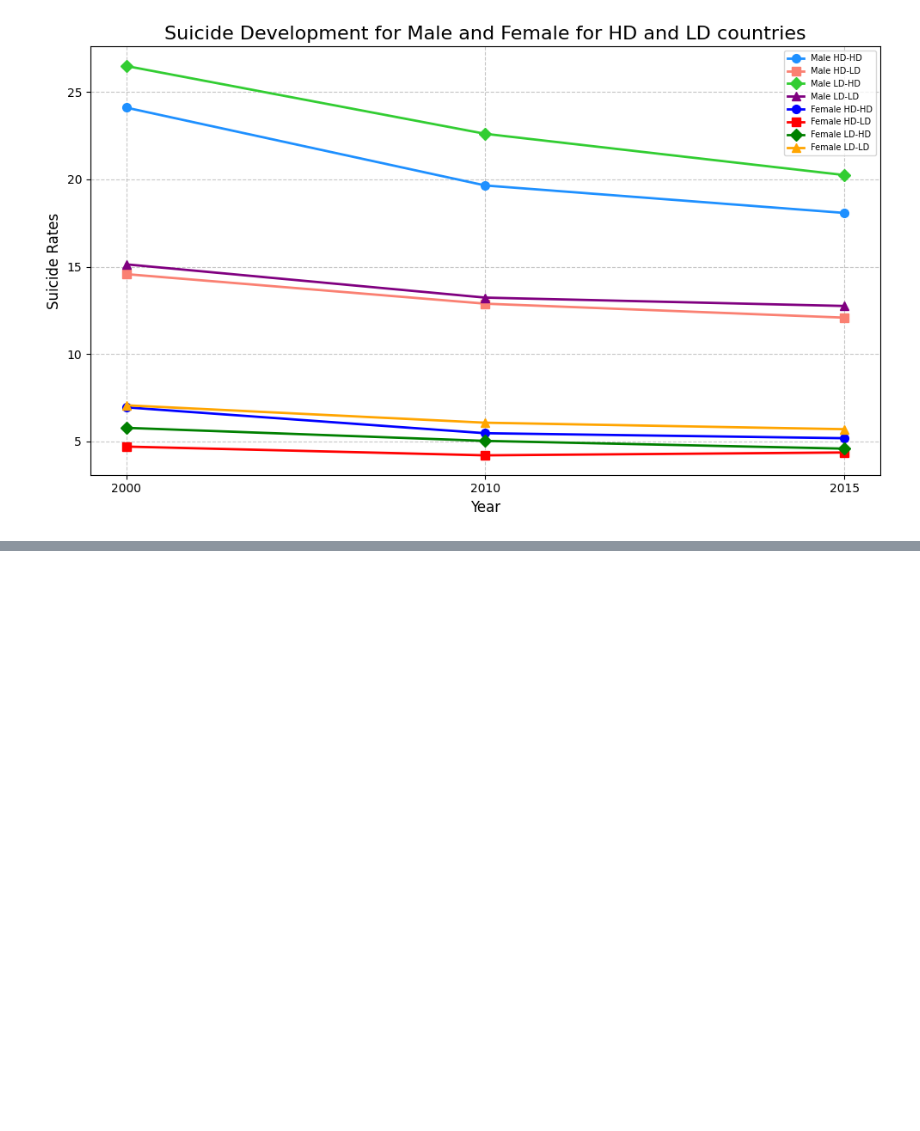
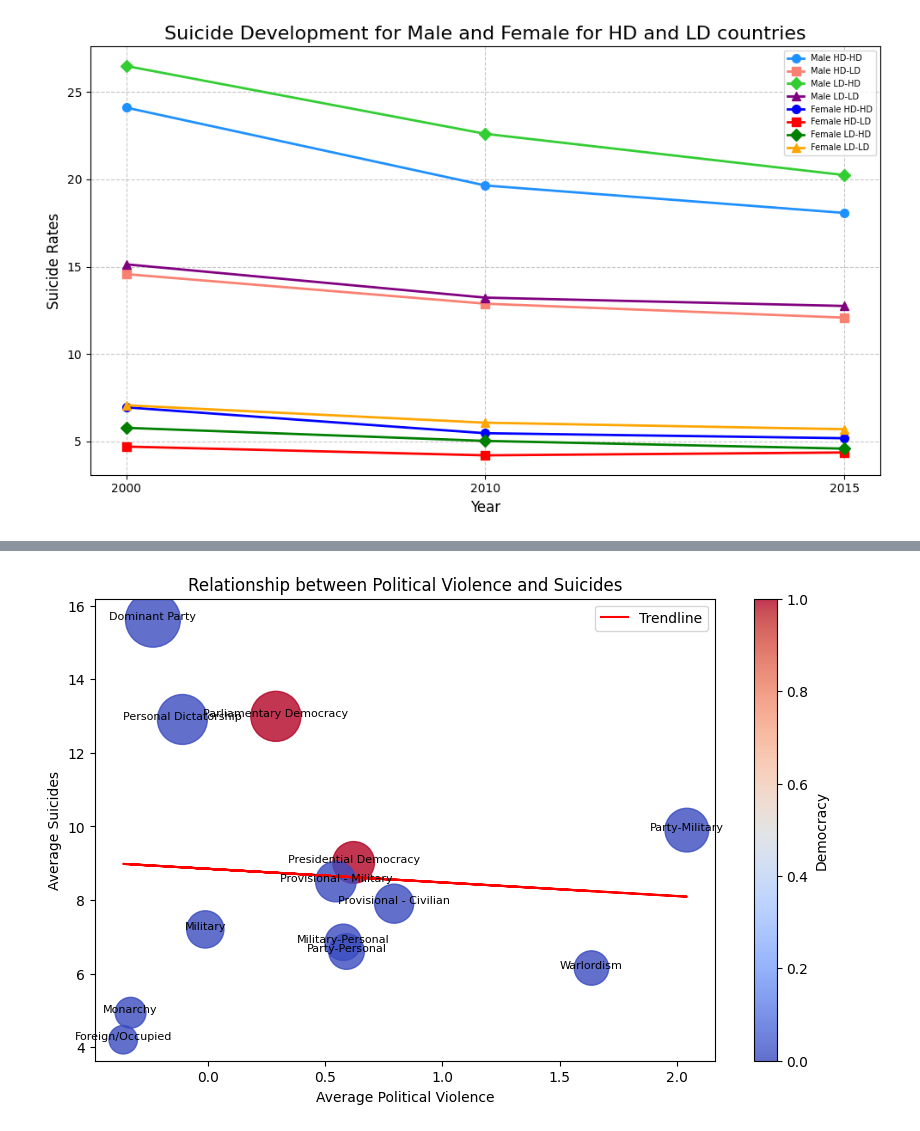
Before and after one commit to Lloydster25/Informatievisualisatie, a Jupyter notebook: FINAL.ipynb, the cells around one changed output, grey strips where cells are left out. Cells and saved outputs as stored; diff of their text form; code cells hidden in the pictures; blank space fills up the shorter version.

```diff
--- a/FINAL.ipynb
+++ b/FINAL.ipynb
@@ -239,0 +271,48 @@ NameError: name 'mplcursors' is not defined
+# %%
+from scipy.stats import linregress
+
+# Read the dataset
+df = pd.read_csv('docs/databases/FINAL DATASET.csv')
+df = df.drop('Unnamed: 0', axis=1)
+
+# Grouping average suicides and average political violence by government type
+grouped_data = df.groupby('government').agg({'Average suicide 2015': 'mean', 'political_violence': 'mean', 'democracy': 'first'})
+
+# Reset the index to convert the grouped data back into a DataFrame
+grouped_data = grouped_data.reset_index()
+
+# Extract relevant columns
+government = grouped_data['government']
+average_suicides = grouped_data['Average suicide 2015']
+democracy = grouped_data['democracy']
+average_political_violence = grouped_data['political_violence']
+
+# Perform linear regression
+slope, intercept, r_value, p_value, std_err = linregress(average_political_violence, average_suicides)
+line = slope * average_political_violence + intercept
+
+# Create a scatter plot with trendline
+plt.figure(figsize=(10, 6))
+plt.scatter(average_political_violence, average_suicides, c=democracy, s=100 * average_suicides, cmap='coolwarm', alpha=0.8)
+plt.plot(average_political_violence, line, color='red', label='Trendline')
+
+# Add labels and title
+plt.xlabel('Average Political Violence')
+plt.ylabel('Average Suicides')
+plt.title('Relationship between Political Violence and Suicides')
+
+# Add colorbar legend for democracy status
+cbar = plt.colorbar()
+cbar.set_label('Democracy')
+
+# Add text labels for each data point
+for i in range(len(government)):
+    plt.text(average_political_violence[i], average_suicides[i], government[i], fontsize=8, ha='center')
+
+# Add legend
+plt.legend()
+
+# Display the plot
+plt.show()
+# %% [output]
+[figure, added]
```
Also changed, not shown: parts of 8 cells of this notebook, 7 other files.
